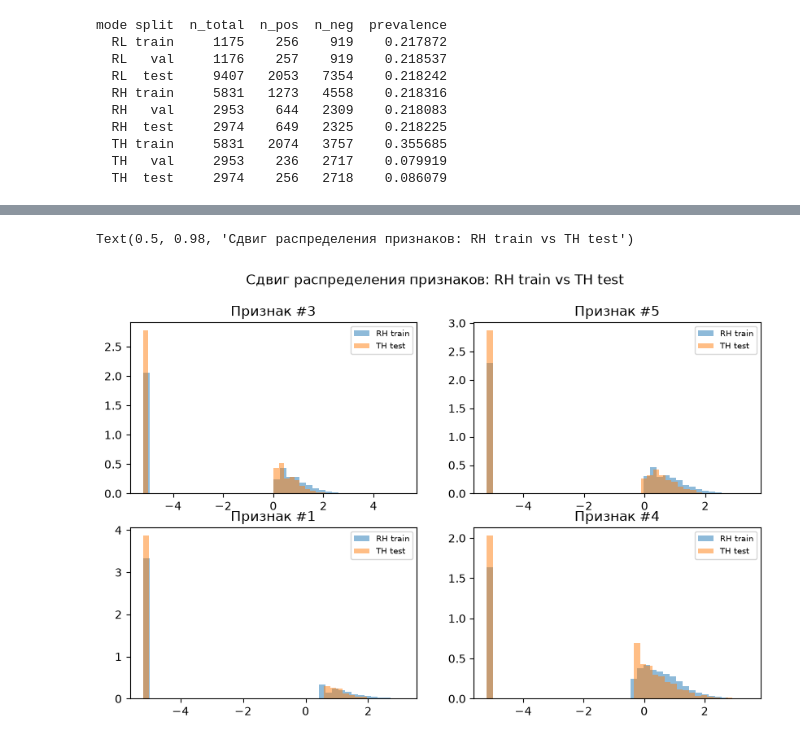
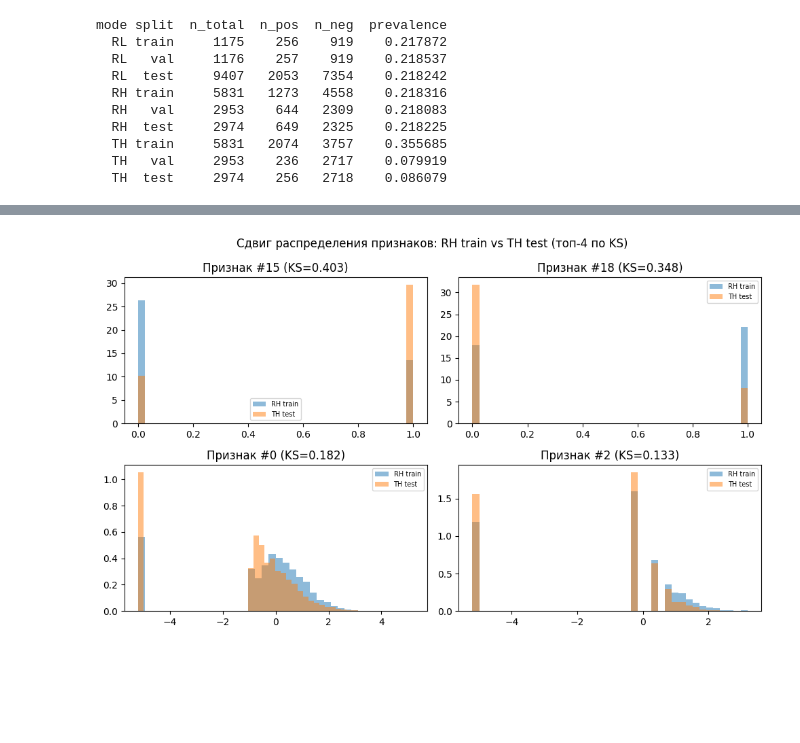
Before and after one commit to night1101/graphland_dissertation, a Jupyter notebook: notebooks/eda.ipynb, the cells around one changed output, grey strips where cells are left out. Drawn from its saved outputs; the diff is of its cells as text; code cells hidden in the pictures; blank space fills up the shorter version.

```diff
--- a/notebooks/eda.ipynb
+++ b/notebooks/eda.ipynb
@@ -6,8 +6,11 @@ import matplotlib.pyplot as plt
 import torch
 from torch_geometric.datasets import GraphLandDataset
 from torch_geometric.utils import homophily, degree
+from scipy.stats import ks_2samp
 
 ROOT_DIR = '../data'
-data_rl = GraphLandDataset(root=ROOT_DIR, name='tolokers-2', split='RL')[0]
-data_rh = GraphLandDataset(root=ROOT_DIR, name='tolokers-2', split='RH')[0]
-data_th = GraphLandDataset(root=ROOT_DIR, name='tolokers-2', split='TH')[0]
+SPLITS = ['RL', 'RH', 'TH']
+DATA = {s: GraphLandDataset(root=ROOT_DIR, name='tolokers-2', split=s)[0] for s in SPLITS}
+
+for s, d in DATA.items():
+    print(f"{s}: nodes={d.num_nodes}, edges={d.num_edges}, features={d.num_features}")
@@ -14,6 +149,6 @@ data_th = GraphLandDataset(root=ROOT_DIR, name='tolokers-2', split='TH')[0]
 # %%
 rows = []
-for mode_name, data in [('RL', data_rl), ('RH', data_rh), ('TH', data_th)]:
+for mode_name, data in DATA.items():
     for split_name, mask in [('train', data.train_mask),
                              ('val', data.val_mask),
                              ('test', data.test_mask)]:
@@ -27,7 +162,7 @@ for mode_name, data in [('RL', data_rl), ('RH', data_rh), ('TH', data_th)]:
             'n_total': total,
             'n_pos': n_pos,
             'n_neg': n_neg,
-            'prevalence': n_pos / total if total > 0 else 0.0
+            'prevalence': n_pos / total if total > 0 else 0.0,
         })
 
 df_balance = pd.DataFrame(rows)
@@ -103,22 +239,21 @@ Text(0.5, 1.0, 'TH: prevalence по временным сплитам')
 # %%
-x_rh = data_rh.x.numpy()
-train_mask_rh = data_rh.train_mask.numpy()
-variances = x_rh[train_mask_rh].var(axis=0)
-top_features = np.argsort(variances)[-4:][::-1]
+x_rh_tr = DATA['RH'].x.numpy()[DATA['RH'].train_mask.numpy()]
+x_th_te = DATA['TH'].x.numpy()[DATA['TH'].test_mask.numpy()]
+
+ks_stats = np.array([
+    ks_2samp(x_rh_tr[:, j], x_th_te[:, j]).statistic
+    for j in range(x_rh_tr.shape[1])
+])
+top_shift_features = np.argsort(ks_stats)[-4:][::-1]
 
 fig, axes = plt.subplots(2, 2, figsize=(10, 6))
-for ax, feat_idx in zip(axes.ravel(), top_features):
-    # RH train
-    ax.hist(x_rh[train_mask_rh][:, feat_idx], bins=40, alpha=0.5,
-            label='RH train', density=True)
-    # TH test
-    x_th = data_th.x.numpy()
-    test_mask_th = data_th.test_mask.numpy()
-    ax.hist(x_th[test_mask_th][:, feat_idx], bins=40, alpha=0.5,
-            label='TH test', density=True)
-    ax.set_title(f'Признак #{feat_idx}')
+for ax, feat_idx in zip(axes.ravel(), top_shift_features):
+    ax.hist(x_rh_tr[:, feat_idx], bins=40, alpha=0.5, label='RH train', density=True)
+    ax.hist(x_th_te[:, feat_idx], bins=40, alpha=0.5, label='TH test', density=True)
+    ax.set_title(f'Признак #{feat_idx} (KS={ks_stats[feat_idx]:.3f})')
     ax.legend(fontsize=7)
-plt.suptitle('Сдвиг распределения признаков: RH train vs TH test')
+plt.suptitle('Сдвиг распределения признаков: RH train vs TH test (топ-4 по KS)')
+plt.tight_layout()
+plt.show()
 # %% [output]
-Text(0.5, 0.98, 'Сдвиг распределения признаков: RH train vs TH test')
-[figure, old version]
+[figure, new version]
```
Also changed, not shown: parts of 7 cells of this notebook, 7 other files.
